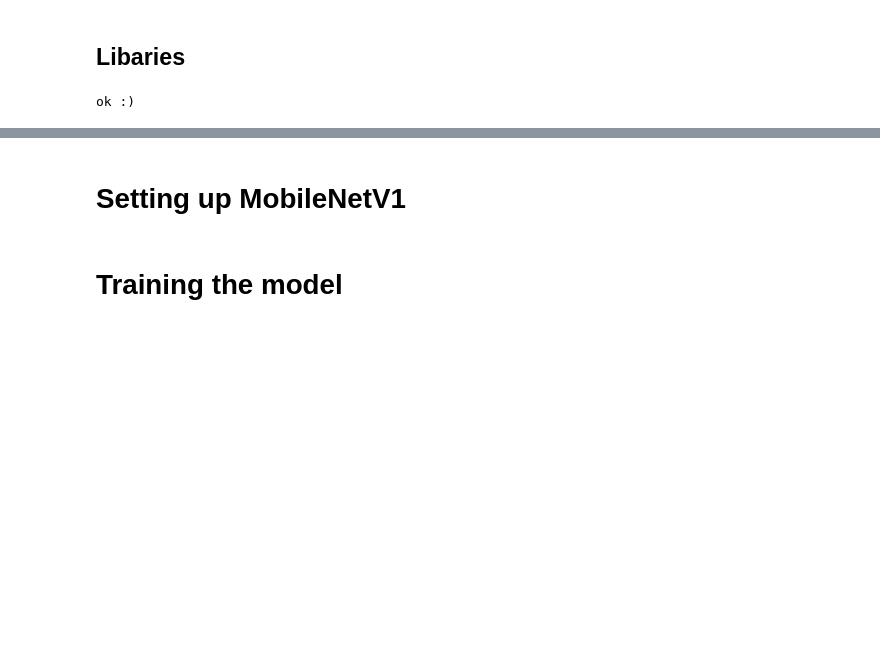
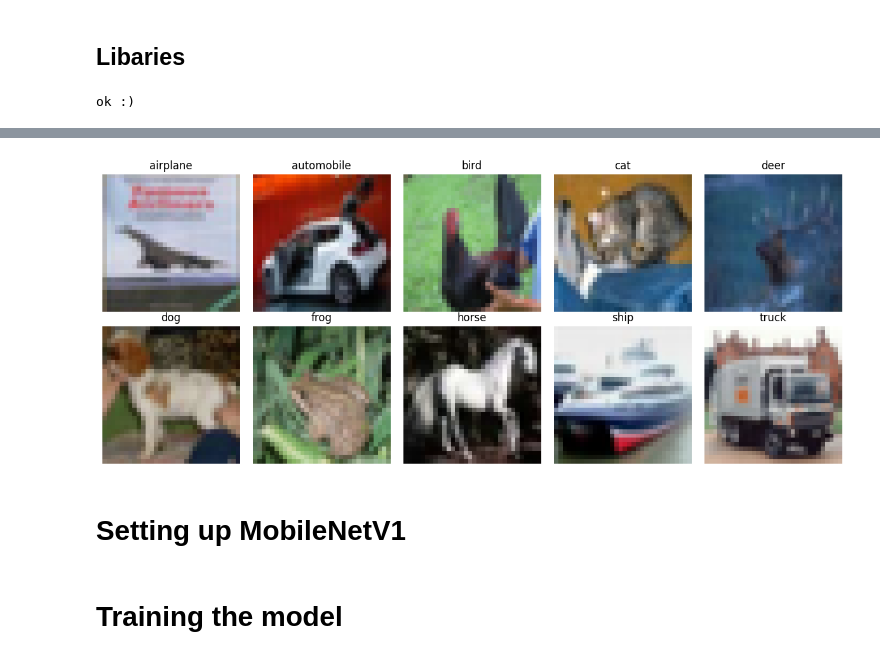
Before and after one commit to akselmh/AI_Tools_F26, a Jupyter notebook: Exam_Project/AI_tools_CIFAR_10.ipynb, the cells around one changed output, grey strips where cells are left out. Drawn from its saved outputs; the diff is of its cells as text; code cells hidden in the pictures; blank space fills up the shorter version.

```diff
--- a/Exam_Project/AI_tools_CIFAR_10.ipynb
+++ b/Exam_Project/AI_tools_CIFAR_10.ipynb
@@ -118,3 +91,52 @@ Y_test = torch.tensor(y_test, dtype=torch.long)
+# %%
+import matplotlib.pyplot as plt
+import torch
+
+# CIFAR-10 class names
+classes = test_dataset.classes
+
+# Mean and std used in Normalize
+mean_tensor = torch.tensor(mean).view(3, 1, 1)
+std_tensor = torch.tensor(std).view(3, 1, 1)
+
+def unnormalize(image):
+    image = image * std_tensor + mean_tensor
+    image = torch.clamp(image, 0, 1)
+    return image
+
+
+# Find one image from each class
+images_per_class = {}
+labels_per_class = {}
+
+for image, label in test_dataset:
+    if label not in images_per_class:
+        images_per_class[label] = image
+        labels_per_class[label] = label
+
+    if len(images_per_class) == 10:
+        break
+
+
+# Plot one image from each class
+plt.figure(figsize=(12, 5))
+
+for i in range(10):
+    image = images_per_class[i]
+    image = unnormalize(image)
+
+    # Convert from PyTorch format: [C, H, W] to matplotlib format: [H, W, C]
+    image = image.permute(1, 2, 0)
+
+    plt.subplot(2, 5, i + 1)
+    plt.imshow(image)
+    plt.title(classes[i])
+    plt.axis("off")
+
+plt.tight_layout()
+plt.show()
+# %% [output]
+[figure, added]
 # %% [markdown]
 # Setting up MobileNetV1
 # %%
```
Also changed, not shown: parts of 13 cells of this notebook, 8 other files.
